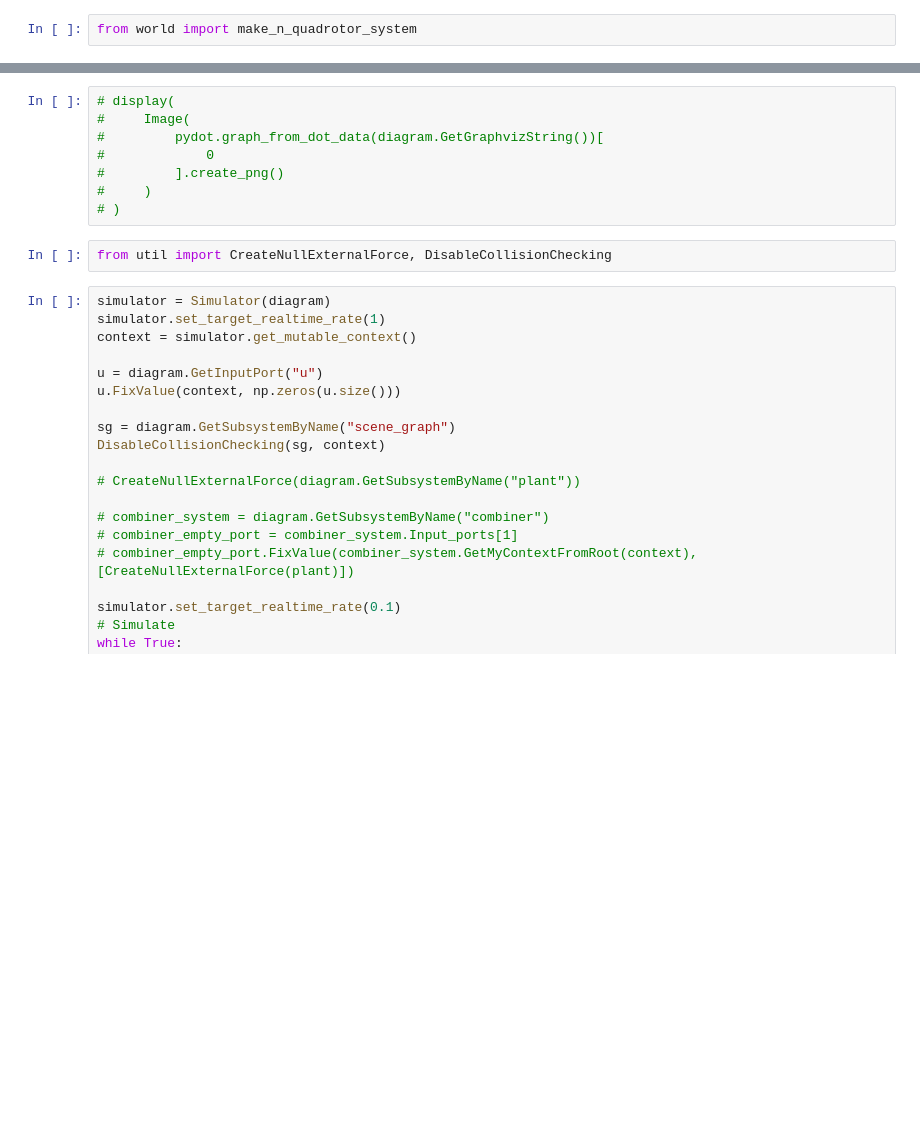
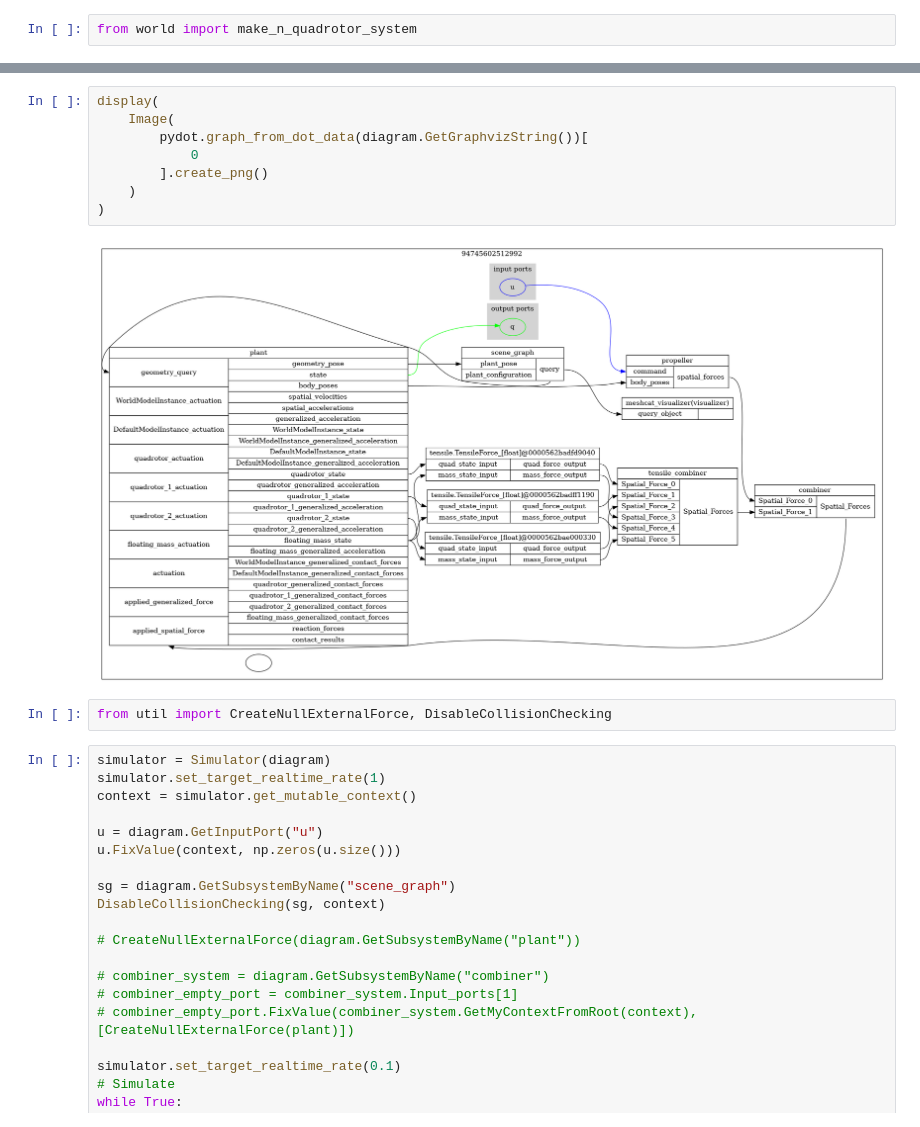
Before and after one commit to cohnt/6.8210-Final-Project-Lifting-Heavy-Objects-with-Teams-of-Quadrotors, a Jupyter notebook: notebooks/stabilizing_hacking.ipynb, the cells around one changed output, grey strips where cells are left out. Cells and saved outputs as stored; diff of their text form; blank space fills up the shorter version.

```diff
--- a/notebooks/stabilizing_hacking.ipynb
+++ b/notebooks/stabilizing_hacking.ipynb
@@ -56,11 +62,13 @@ diagram, plant = make_n_quadrotor_system(meshcat, 3)
 # %%
-# display(
-#     Image(
-#         pydot.graph_from_dot_data(diagram.GetGraphvizString())[
-#             0
-#         ].create_png()
-#     )
-# )
+display(
+    Image(
+        pydot.graph_from_dot_data(diagram.GetGraphvizString())[
+            0
+        ].create_png()
+    )
+)
+# %% [output]
+[figure, added]
 # %%
 from util import CreateNullExternalForce, DisableCollisionChecking
 # %%
```
Also changed, not shown: parts of 3 cells of this notebook, 3 other files.
